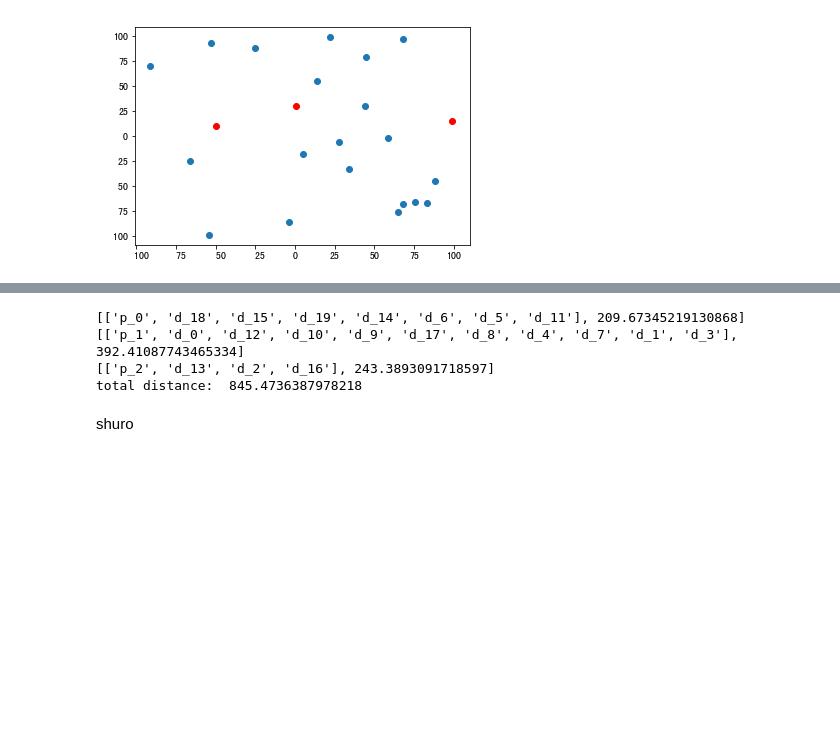
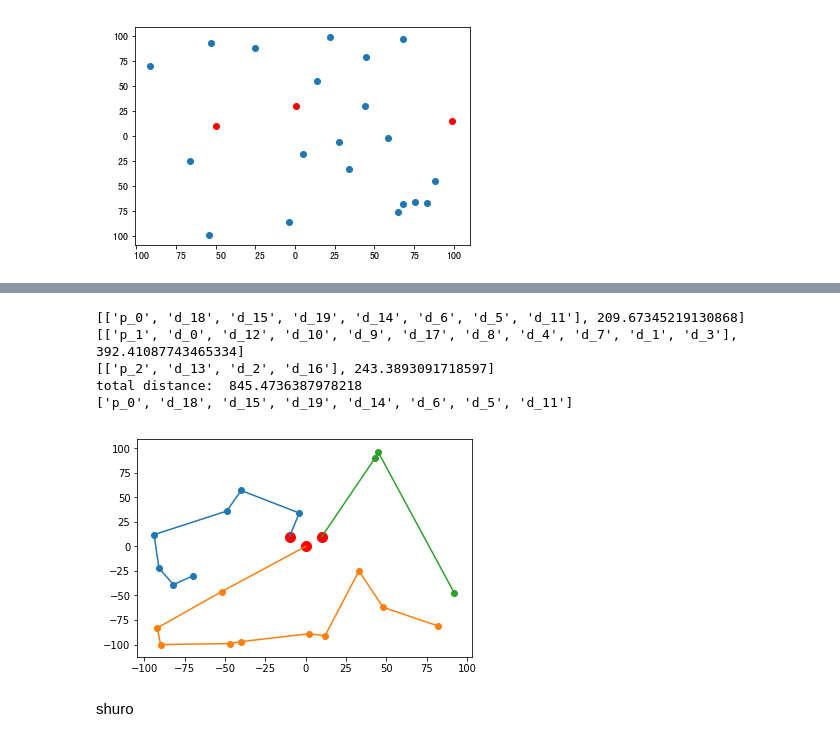
Before and after one commit to supermenfang/ai-for-nlp-and-cv-4th, a Jupyter notebook: assignments/LESSON_3_0713/Assignment-03.ipynb, the cells around one changed output, grey strips where cells are left out. Saved outputs shown, nothing was run; the diff lists cells and outputs as text; code cells hidden in the pictures; blank space fills up the shorter version.

```diff
--- a/assignments/LESSON_3_0713/Assignment-03.ipynb
+++ b/assignments/LESSON_3_0713/Assignment-03.ipynb
@@ -616,6 +631,17 @@ def get_best_way_by_start_dot(dots_group,p_dot):
     #print(best_way, distance_of_best_way)
     return [best_way,distance_of_best_way]
 
+def draw_lines(dots_list, dots_posotions, start_dots):
+    print(dots_list[0][0])
+    fig, ax = plt.subplots()
+    for w in dots_list:
+        ax.plot([dots_posotions[i][0] for i in w[0]],[dots_posotions[i][1] for i in w[0]])
+        ax.scatter([dots_posotions[i][0] for i in w[0]],[dots_posotions[i][1] for i in w[0]], marker = 'o')
+    ax.scatter([dots_posotions[i][0] for i in start_dots],[dots_posotions[i][1] for i in start_dots], color = 'r',linewidth = 5)
+    plt.show()
+
+
+
 if __name__ == '__main__':
     # 说明
     # 按照上一题的思路，分三辆车走，只要确定分给三个初始点各自的group点即可
@@ -677,32 +703,36 @@ if __name__ == '__main__':
             if i in j:
                 dots_group_by_p_dots[i].append(j[0])
     #print(dots_group_by_p_dots)
     best_way_distance_final = []
     distance_of_best_way_final = 0
 
     for p_d, p_way  in dots_group_by_p_dots.items():
 
         best_way_temp, distance_of_best_way_temp =get_best_way_by_start_dot(p_way, p_d)
 
         #print(best_way_temp, distance_of_best_way_temp)
 
         best_way_distance_final.append([best_way_temp, distance_of_best_way_temp])
         distance_of_best_way_final += distance_of_best_way_temp
 
     for i in best_way_distance_final:
         print(i)
     print('total distance: ', distance_of_best_way_final)
 
     '''
     fig = plt.figure()
     plt.scatter([v[0] for v in dots_positions.values()], [v[1] for v in dots_positions.values()])
 
     plt.show()
     '''
+
+    draw_lines(best_way_distance_final, dots_positions_including_start_dots, p_dots)
 # %% [output]
 [['p_0', 'd_18', 'd_15', 'd_19', 'd_14', 'd_6', 'd_5', 'd_11'], 209.67345219130868]
 [['p_1', 'd_0', 'd_12', 'd_10', 'd_9', 'd_17', 'd_8', 'd_4', 'd_7', 'd_1', 'd_3'], 392.41087743465334]
 [['p_2', 'd_13', 'd_2', 'd_16'], 243.3893091718597]
 total distance:  845.4736387978218
+['p_0', 'd_18', 'd_15', 'd_19', 'd_14', 'd_6', 'd_5', 'd_11']
+[figure, added]
 # %% [markdown]
 shuro
```
Also changed, not shown: parts of 1 cell of this notebook.
